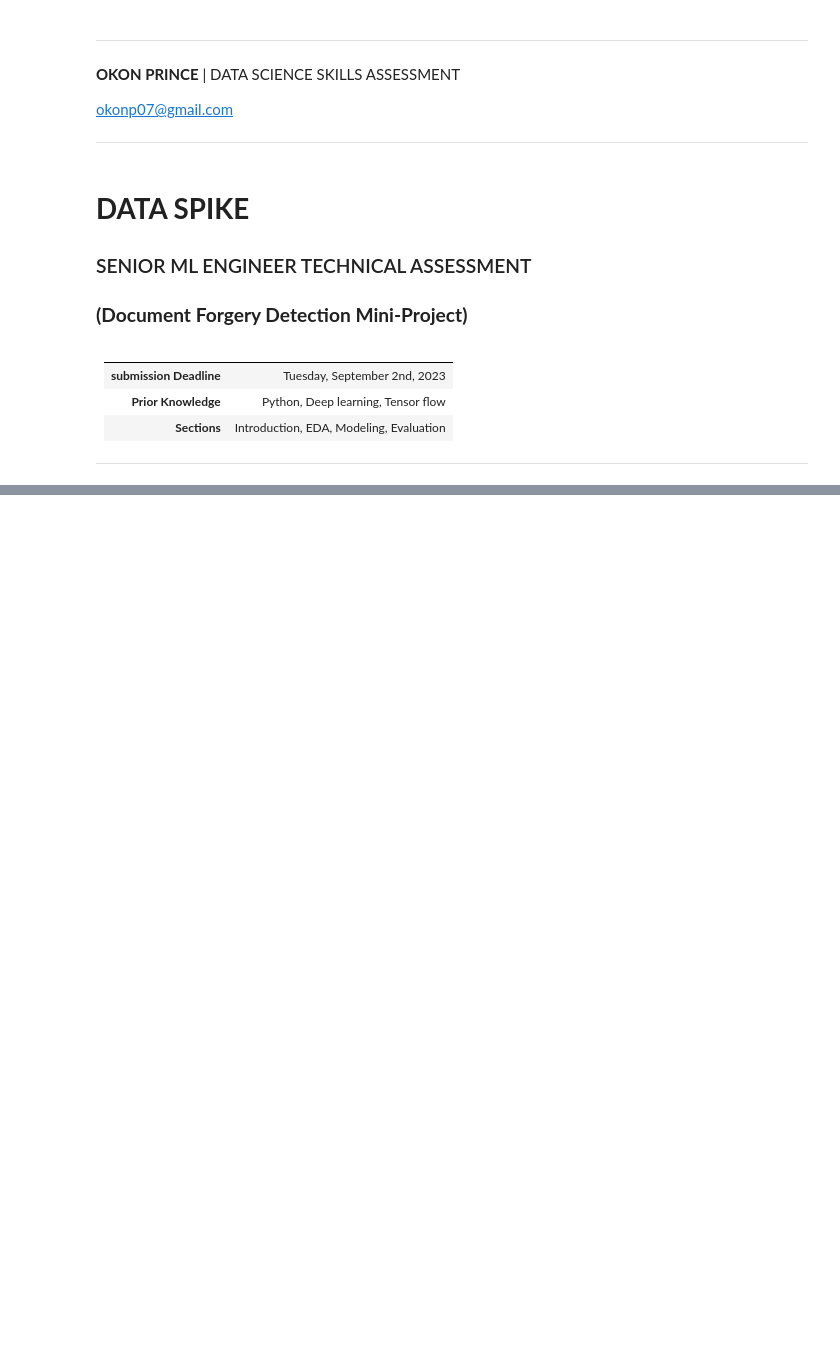
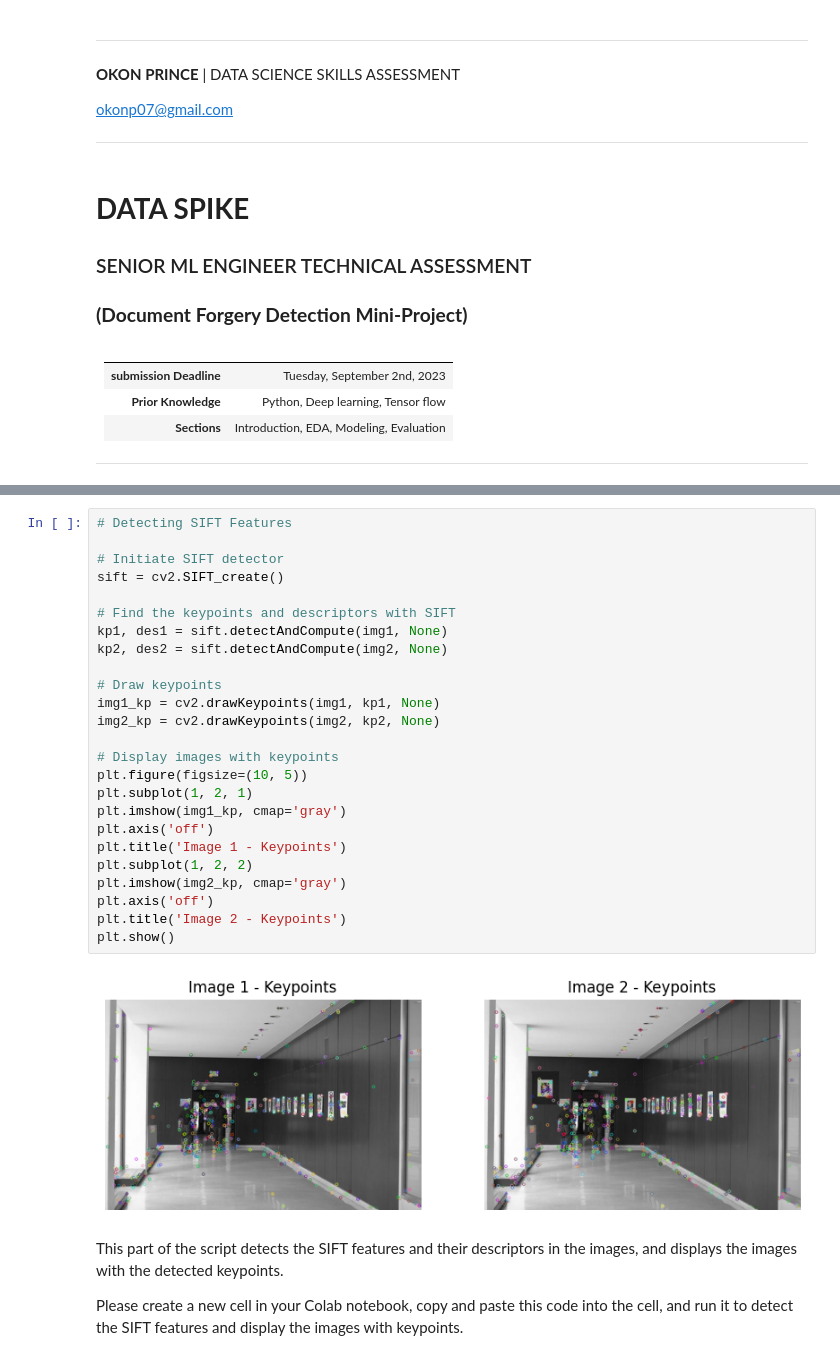
Before and after one commit to BelloJ/Document-Forgery-Detection-Mini-Project, a Jupyter notebook: Document_Forgery_Detection_Mini_Project.ipynb, the cells around one changed output, grey strips where cells are left out. Saved outputs shown, nothing was run; the diff lists cells and outputs as text; blank space fills up the shorter version.

```diff
--- a/Document_Forgery_Detection_Mini_Project.ipynb
+++ b/Document_Forgery_Detection_Mini_Project.ipynb
@@ -96,0 +302,31 @@ data.head()
+# %%
+# Detecting SIFT Features
+
+# Initiate SIFT detector
+sift = cv2.SIFT_create()
+
+# Find the keypoints and descriptors with SIFT
+kp1, des1 = sift.detectAndCompute(img1, None)
+kp2, des2 = sift.detectAndCompute(img2, None)
+
+# Draw keypoints
+img1_kp = cv2.drawKeypoints(img1, kp1, None)
+img2_kp = cv2.drawKeypoints(img2, kp2, None)
+
+# Display images with keypoints
+plt.figure(figsize=(10, 5))
+plt.subplot(1, 2, 1)
+plt.imshow(img1_kp, cmap='gray')
+plt.axis('off')
+plt.title('Image 1 - Keypoints')
+plt.subplot(1, 2, 2)
+plt.imshow(img2_kp, cmap='gray')
+plt.axis('off')
+plt.title('Image 2 - Keypoints')
+plt.show()
+# %% [output]
+[figure, added]
+# %% [markdown]
+This part of the script detects the SIFT features and their descriptors in the images, and displays the images with the detected keypoints.
+
+Please create a new cell in your Colab notebook, copy and paste this code into the cell, and run it to detect the SIFT features and display the images with keypoints.
```
Also changed, not shown: parts of 33 cells of this notebook.
